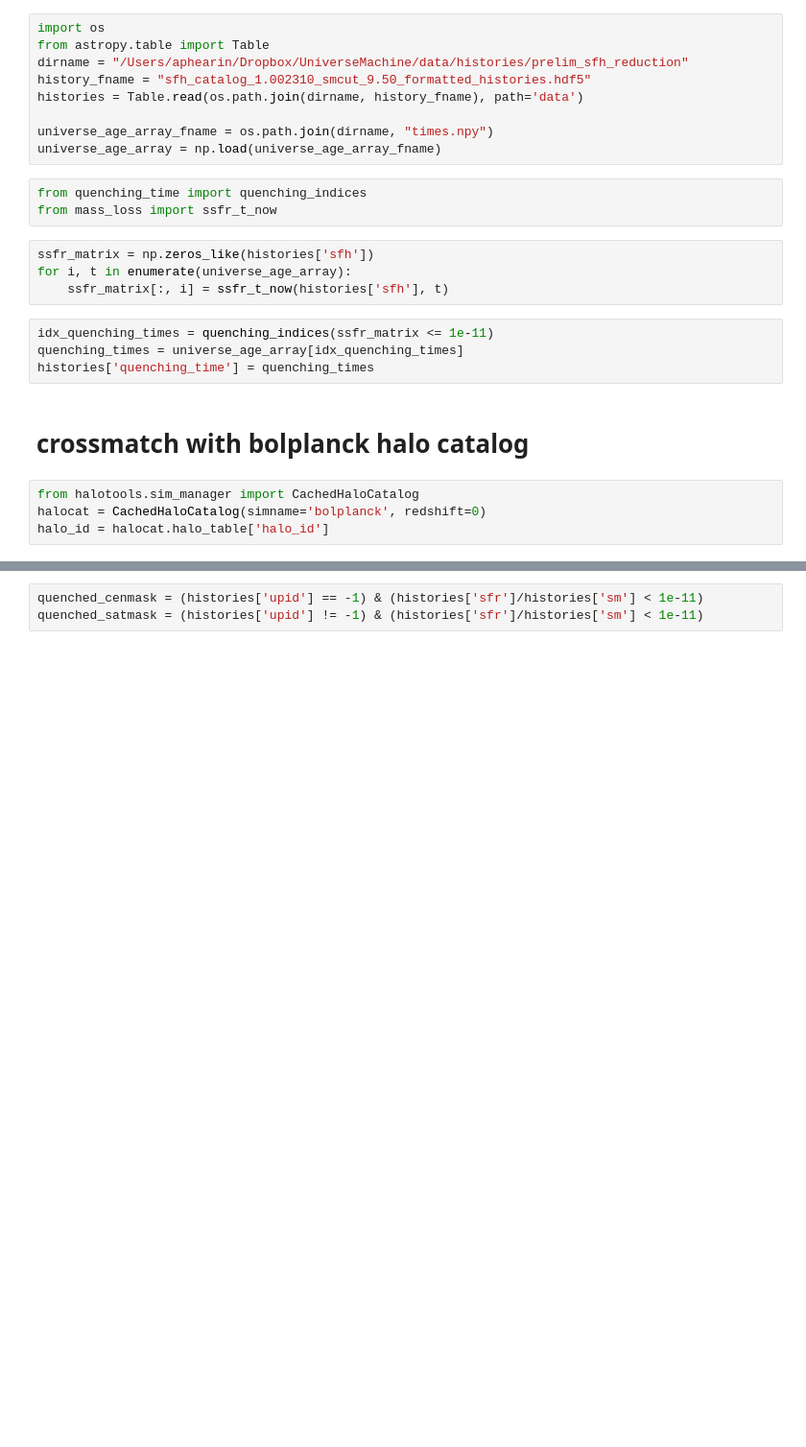
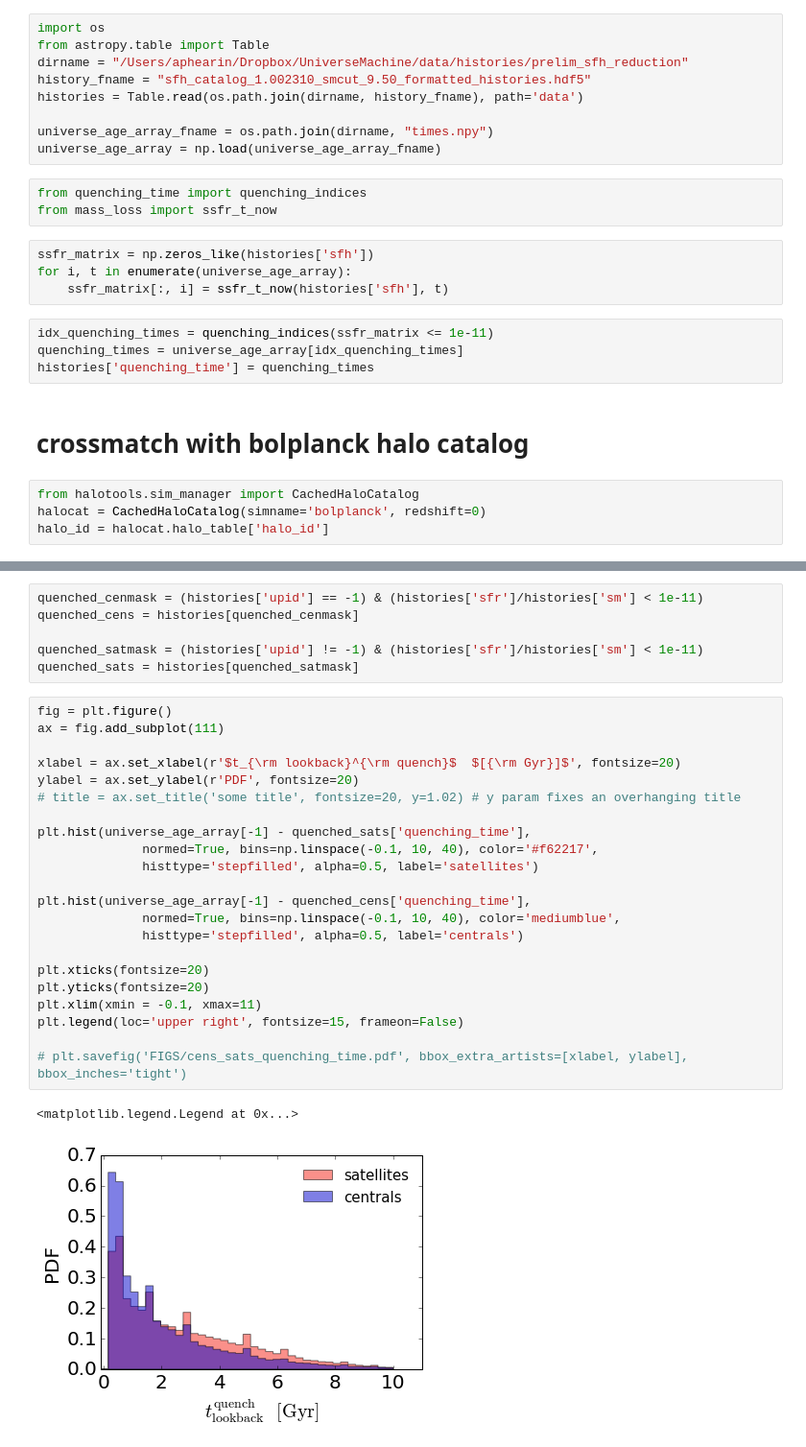
Before and after one commit to aphearin/time_evolving_cam_utils, a Jupyter notebook: plot_quenching_times.ipynb, the cells around one changed output, grey strips where cells are left out. Shown at 96% size. Drawn from its saved outputs; the diff is of its cells as text; blank space fills up the shorter version.

```diff
--- a/plot_quenching_times.ipynb
+++ b/plot_quenching_times.ipynb
@@ -36,3 +44,31 @@ histories['upid'][idxA] = halocat.halo_table['halo_upid'][idxB]
 # %%
 quenched_cenmask = (histories['upid'] == -1) & (histories['sfr']/histories['sm'] < 1e-11)
+quenched_cens = histories[quenched_cenmask]
+
 quenched_satmask = (histories['upid'] != -1) & (histories['sfr']/histories['sm'] < 1e-11)
+quenched_sats = histories[quenched_satmask]
+# %%
+fig = plt.figure()
+ax = fig.add_subplot(111)
+
+xlabel = ax.set_xlabel(r'$t_{\rm lookback}^{\rm quench}$  $[{\rm Gyr}]$', fontsize=20)
+ylabel = ax.set_ylabel(r'PDF', fontsize=20)
+# title = ax.set_title('some title', fontsize=20, y=1.02) # y param fixes an overhanging title
+
+plt.hist(universe_age_array[-1] - quenched_sats['quenching_time'],
+              normed=True, bins=np.linspace(-0.1, 10, 40), color='#f62217',
+              histtype='stepfilled', alpha=0.5, label='satellites')
+
+plt.hist(universe_age_array[-1] - quenched_cens['quenching_time'],
+              normed=True, bins=np.linspace(-0.1, 10, 40), color='mediumblue',
+              histtype='stepfilled', alpha=0.5, label='centrals')
+
+plt.xticks(fontsize=20)
+plt.yticks(fontsize=20)
+plt.xlim(xmin = -0.1, xmax=11)
+plt.legend(loc='upper right', fontsize=15, frameon=False)
+
+# plt.savefig('FIGS/cens_sats_quenching_time.pdf', bbox_extra_artists=[xlabel, ylabel], bbox_inches='tight')
+# %% [output]
+<matplotlib.legend.Legend at 0x...>
+[figure, added]
```
Also changed, not shown: parts of 8 cells of this notebook, 1 other file.
